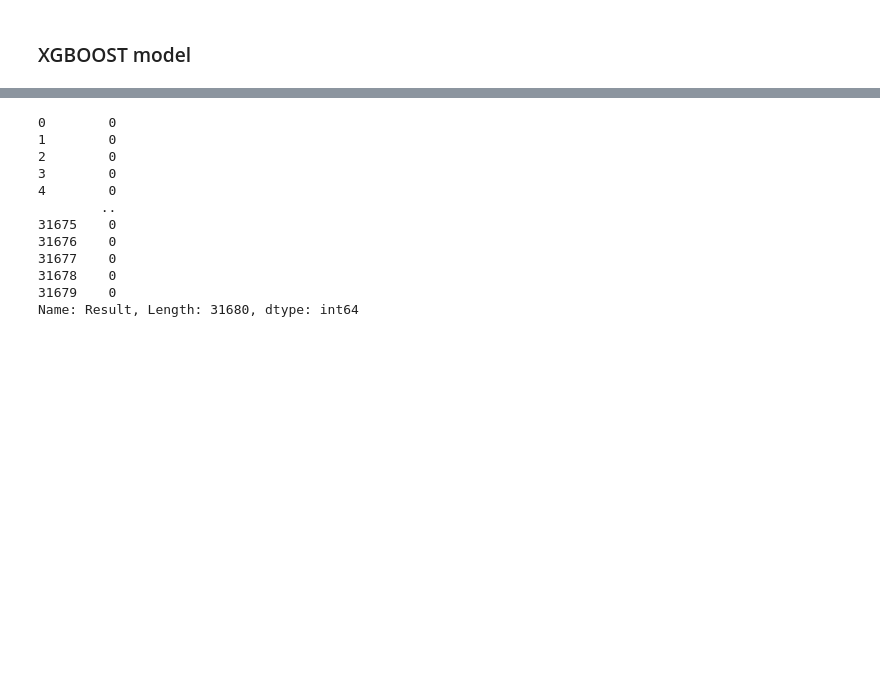
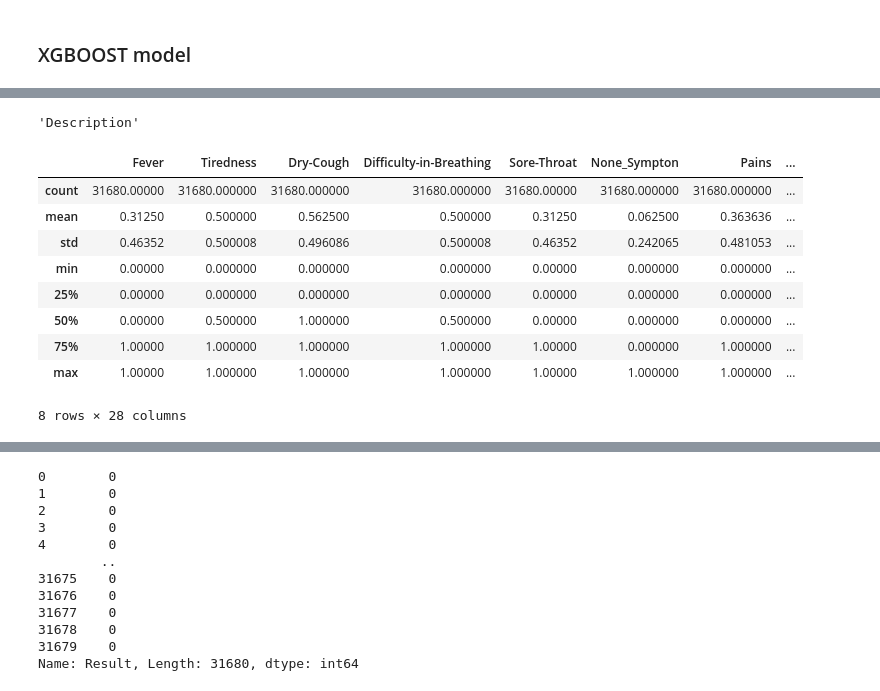
Before and after one commit to pra17dod/Covid-Checker, a Jupyter notebook: ml_model/model.ipynb, the cells around one changed output, grey strips where cells are left out. Drawn from its saved outputs; the diff is of its cells as text; code cells hidden in the pictures; blank space fills up the shorter version.

```diff
--- a/ml_model/model.ipynb
+++ b/ml_model/model.ipynb
@@ -26,0 +86,14 @@ data
+# %%
+display("Description",df.describe())
+# %% [output]
+'Description'
+|  | Fever | Tiredness | Dry-Cough | Difficulty-in-Breathing | Sore-Throat | None_Sympton | Pains | ... |
+| count | 31680.00000 | 31680.000000 | 31680.000000 | 31680.000000 | 31680.00000 | 31680.000000 | 31680.000000 | ... |
+| mean | 0.31250 | 0.500000 | 0.562500 | 0.500000 | 0.31250 | 0.062500 | 0.363636 | ... |
+| std | 0.46352 | 0.500008 | 0.496086 | 0.500008 | 0.46352 | 0.242065 | 0.481053 | ... |
+| min | 0.00000 | 0.000000 | 0.000000 | 0.000000 | 0.00000 | 0.000000 | 0.000000 | ... |
+| 25% | 0.00000 | 0.000000 | 0.000000 | 0.000000 | 0.00000 | 0.000000 | 0.000000 | ... |
+| 50% | 0.00000 | 0.500000 | 1.000000 | 0.500000 | 0.00000 | 0.000000 | 0.000000 | ... |
+| 75% | 1.00000 | 1.000000 | 1.000000 | 1.000000 | 1.00000 | 0.000000 | 1.000000 | ... |
+| max | 1.00000 | 1.000000 | 1.000000 | 1.000000 | 1.00000 | 1.000000 | 1.000000 | ... |
+8 rows × 28 columns
```
Also changed, not shown: parts of 14 cells of this notebook, 9 other files.
